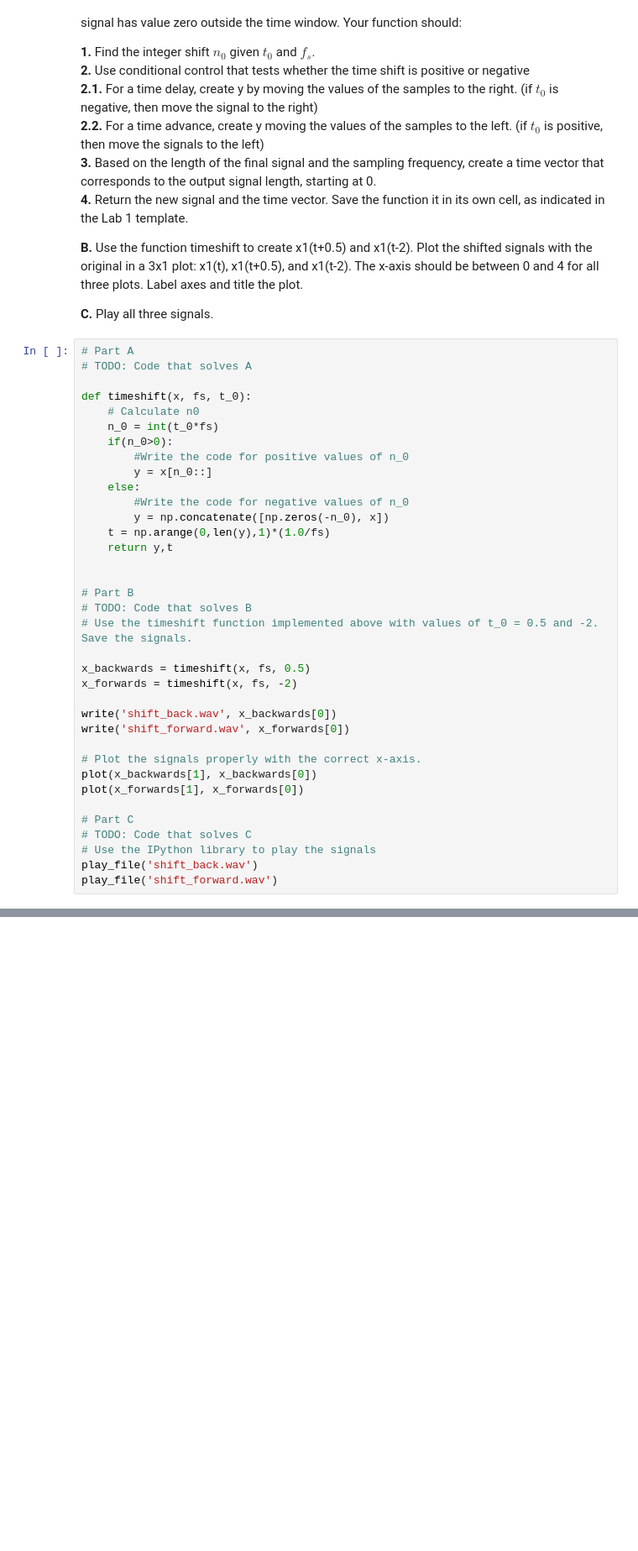
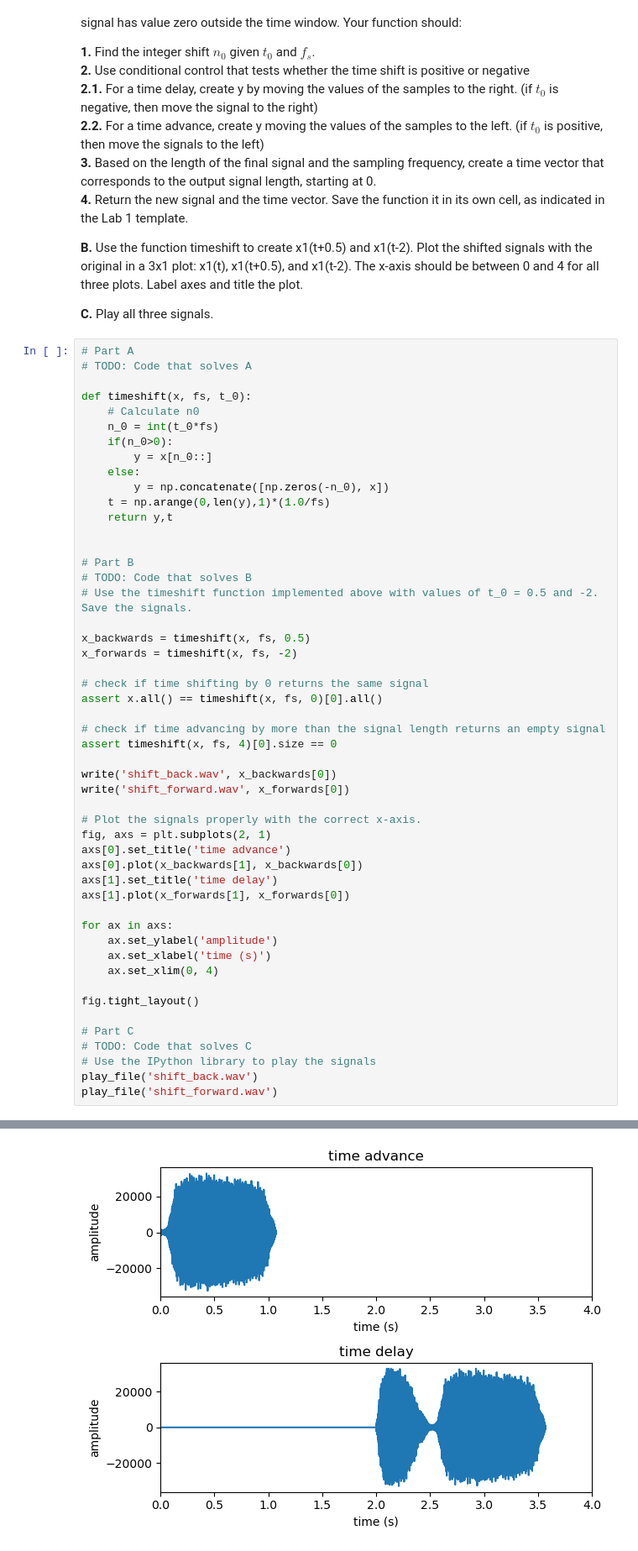
Before and after one commit to pie474/EE242Labs, a Jupyter notebook: 1b/EE242_Lab1b.ipynb, the cells around one changed output, grey strips where cells are left out. Shown at 84% size. Cells and saved outputs as stored; diff of their text form; blank space fills up the shorter version.

```diff
--- a/1b/EE242_Lab1b.ipynb
+++ b/1b/EE242_Lab1b.ipynb
@@ -147,10 +154,8 @@ def timeshift(x, fs, t_0):
     # Calculate n0
     n_0 = int(t_0*fs)
     if(n_0>0):
-        #Write the code for positive values of n_0
         y = x[n_0::]
     else:
-        #Write the code for negative values of n_0
         y = np.concatenate([np.zeros(-n_0), x])
     t = np.arange(0,len(y),1)*(1.0/fs)
     return y,t
@@ -163,12 +168,28 @@ def timeshift(x, fs, t_0):
 x_backwards = timeshift(x, fs, 0.5)
 x_forwards = timeshift(x, fs, -2)
 
+# check if time shifting by 0 returns the same signal
+assert x.all() == timeshift(x, fs, 0)[0].all()
+
+# check if time advancing by more than the signal length returns an empty signal
+assert timeshift(x, fs, 4)[0].size == 0
+
 write('shift_back.wav', x_backwards[0])
 write('shift_forward.wav', x_forwards[0])
 
 # Plot the signals properly with the correct x-axis.
-plot(x_backwards[1], x_backwards[0])
-plot(x_forwards[1], x_forwards[0])
+fig, axs = plt.subplots(2, 1)
+axs[0].set_title('time advance')
+axs[0].plot(x_backwards[1], x_backwards[0])
+axs[1].set_title('time delay')
+axs[1].plot(x_forwards[1], x_forwards[0])
+
+for ax in axs:
+    ax.set_ylabel('amplitude')
+    ax.set_xlabel('time (s)')
+    ax.set_xlim(0, 4)
+
+fig.tight_layout()
 
 # Part C
 # TODO: Code that solves C
@@ -181,7 +200,8 @@ play_file('shift_forward.wav')
 shift_back.wav:
 [interactive output not drawn]
 shift_forward.wav:
 [interactive output not drawn]
+[figure, new version]
 # %% [markdown]
 ### Discussion
 
```
Also changed, not shown: parts of 5 cells of this notebook.
